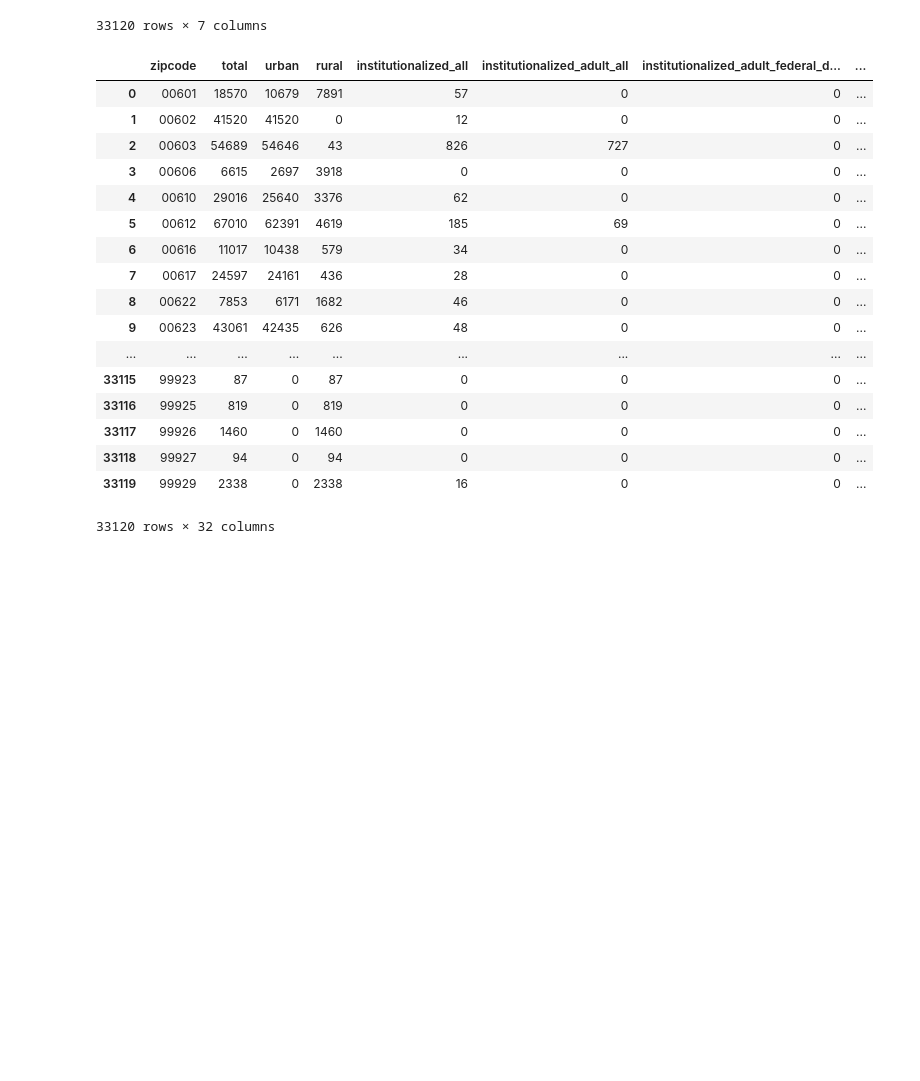
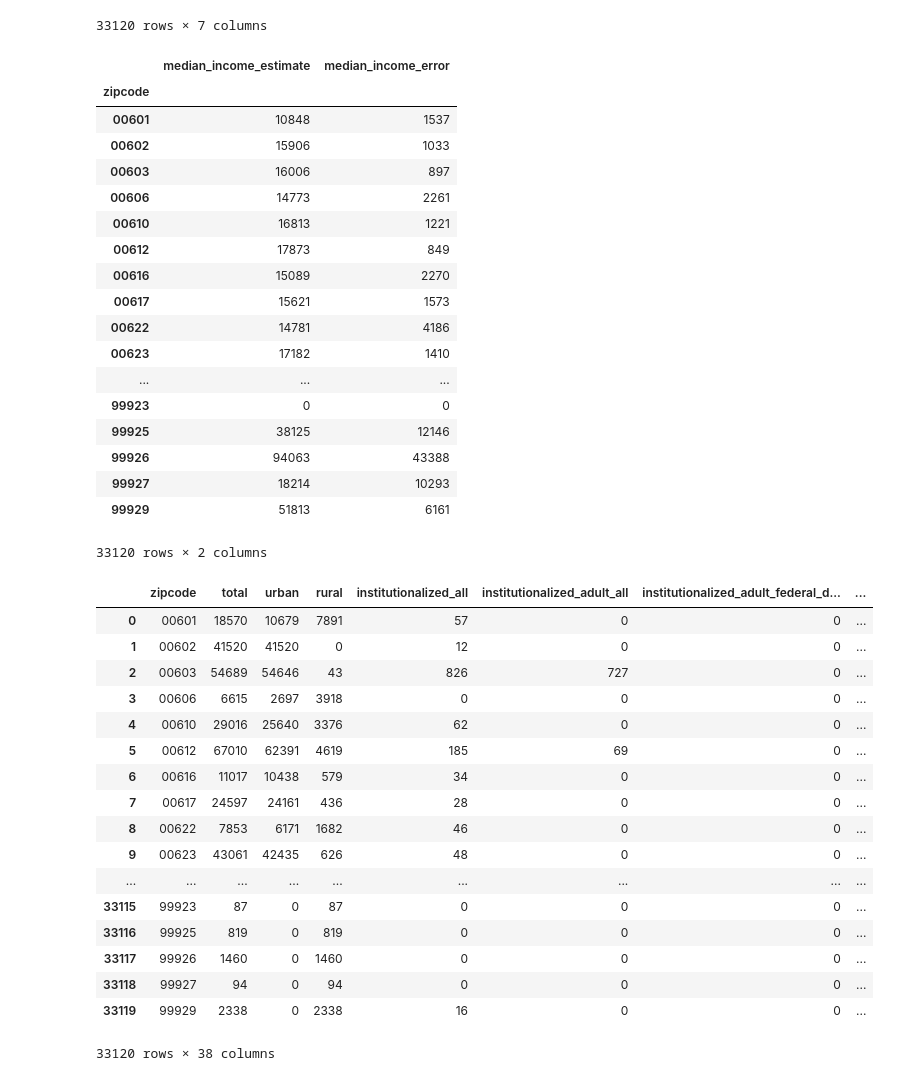
Before and after one commit to along528/insight, a Jupyter notebook: studies/census/census_sql_db_generation.ipynb, the cells around one changed output. Saved outputs shown, nothing was run; the diff lists cells and outputs as text; code cells hidden in the pictures; blank space fills up the shorter version.

```diff
--- a/studies/census/census_sql_db_generation.ipynb
+++ b/studies/census/census_sql_db_generation.ipynb
@@ -29,22 +29,32 @@ True
 path = "/Users/along528/Dropbox/insight/project/datasets/census/incarceration/aff_download/"
 
 csvs = {}
-csvs['population_SF1_P1'] = 'DEC_10_SF1_P1_with_ann.csv'
-csvs['population_urban_rural_SF1_P2'] = 'DEC_10_SF1_P2_with_ann.csv'
-csvs['group_quarters_SF1_PCT20'] = 'DEC_10_SF1_PCT20_with_ann.csv'
-csvs['group_quarters_white_SF1_PCT20A'] = 'DEC_10_SF1_PCT20A_with_ann.csv'
-csvs['group_quarters_black_SF1_PCT20B'] = 'DEC_10_SF1_PCT20B_with_ann.csv'
+csvs['population_SF1_P1'] = path+'DEC_10_SF1_P1_with_ann.csv'
+csvs['population_urban_rural_SF1_P2'] = path+'DEC_10_SF1_P2_with_ann.csv'
+csvs['group_quarters_SF1_PCT20'] = path+'DEC_10_SF1_PCT20_with_ann.csv'
+csvs['group_quarters_white_SF1_PCT20A'] = path+'DEC_10_SF1_PCT20A_with_ann.csv'
+csvs['group_quarters_black_SF1_PCT20B'] = path+'DEC_10_SF1_PCT20B_with_ann.csv'
 #csvs[''] = 'DEC_10_SF1_PCT20F_with_ann.csv'
 #csvs[''] = 'DEC_10_SF1_PCT20G_with_ann.csv'
 #csvs[''] = 'DEC_10_SF1_PCT23_with_ann.csv'
 #csvs[''] = 'DEC_10_SF1_QTH1_with_ann.csv'
 #csvs[''] = 'DEC_10_SF1_QTP1_with_ann.csv'
-csvs['population_race_SF1_QTP3'] = 'DEC_10_SF1_QTP3_with_ann.csv'
+csvs['population_race_SF1_QTP3'] = path+'DEC_10_SF1_QTP3_with_ann.csv'
 #csvs[''] = 'DEC_10_SF1_QTP5_with_ann.csv'
 #csvs[''] = 'DEC_10_SF1_SF1DP1_with_ann.csv'
+path = "/Users/along528/Dropbox/insight/project/datasets/census/income/aff_download/"
+
+csvs['total_household_income_ACS_14_5YR_B19001'] = path+'ACS_14_5YR_B19001_with_ann.csv'
+csvs['total_household_income_white_ACS_14_5YR_B19001A'] = path+'ACS_14_5YR_B19001A_with_ann.csv'
+csvs['total_household_income_black_ACS_14_5YR_B19001B'] = path+'ACS_14_5YR_B19001B_with_ann.csv'
+
+csvs['median_household_income_ACS_14_5YR_B19013'] = path+'ACS_14_5YR_B19013_with_ann.csv'
+csvs['median_household_income_white_ACS_14_5YR_B19013A'] = path+'ACS_14_5YR_B19013A_with_ann.csv'
+csvs['median_household_income_black_ACS_14_5YR_B19013B'] = path+'ACS_14_5YR_B19013B_with_ann.csv'
+
 dfs = {}
 for key in csvs:
-    df = pd.read_csv(path+csvs[key])
+    df = pd.read_csv(csvs[key])
     df['GEO.display-label'] = df['GEO.display-label'].map(lambda x: x.replace('ZCTA5 ',''))
     df['GEO.display-label'][0]='zipcode'
     df = df.drop(['GEO.id','GEO.id2'],axis=1)
@@ -54,6 +64,8 @@ for key in csvs:
     df.rename(columns=names,inplace=True)
     df = df[df.index!=0].reset_index(drop=True)
     df = df.set_index('zipcode')
+    df = df.convert_objects(convert_numeric=True)
+    df = df.fillna(0)
     dfs[key] = df
 # %%
 dfs['population_SF1_P1']
@@ -187,10 +209,36 @@ dfs['population_race_SF1_QTP3']
+# %%
+dfs['median_household_income_white_ACS_14_5YR_B19013A']
+# %% [output]
+|  | median_income_estimate | median_income_error |
+| zipcode |  |  |
+| 00601 | 10848 | 1537 |
+| 00602 | 15906 | 1033 |
+| 00603 | 16006 | 897 |
+| 00606 | 14773 | 2261 |
+| 00610 | 16813 | 1221 |
+| 00612 | 17873 | 849 |
+| 00616 | 15089 | 2270 |
+| 00617 | 15621 | 1573 |
+| 00622 | 14781 | 4186 |
+| 00623 | 17182 | 1410 |
+| ... | ... | ... |
+| 99923 | 0 | 0 |
+| 99925 | 38125 | 12146 |
+| 99926 | 94063 | 43388 |
+| 99927 | 18214 | 10293 |
+| 99929 | 51813 | 6161 |
+33120 rows × 2 columns
 # %%
 joined = pd.concat([dfs['population_SF1_P1'],
                     dfs['population_urban_rural_SF1_P2'],
                     dfs['group_quarters_SF1_PCT20'].rename(columns=lambda x: x+"_all"),
                     dfs['group_quarters_white_SF1_PCT20A'].rename(columns=lambda x: x+"_white"),
                     dfs['group_quarters_black_SF1_PCT20B'].rename(columns=lambda x: x+"_black"),
-                    dfs['population_race_SF1_QTP3']],
+                    dfs['population_race_SF1_QTP3'],
+                    dfs['median_household_income_ACS_14_5YR_B19013'].rename(columns=lambda x: x+"_all"),
+                    dfs['median_household_income_white_ACS_14_5YR_B19013A'].rename(columns=lambda x: x+"_white"),
+                    dfs['median_household_income_black_ACS_14_5YR_B19013B'].rename(columns=lambda x: x+"_black")
+                   ],
                    axis=1)
 joined = joined.reset_index()
 joined
@@ -212,6 +260,6 @@ joined
 | 33117 | 99926 | 1460 | 0 | 1460 | 0 | 0 | 0 | ... |
 | 33118 | 99927 | 94 | 0 | 94 | 0 | 0 | 0 | ... |
 | 33119 | 99929 | 2338 | 0 | 2338 | 16 | 0 | 0 | ... |
-33120 rows × 32 columns
+33120 rows × 38 columns
 # %%
 joined.to_sql('census_by_zipcode',engine,if_exists='replace')
```
Also changed, not shown: parts of 2 cells of this notebook.
